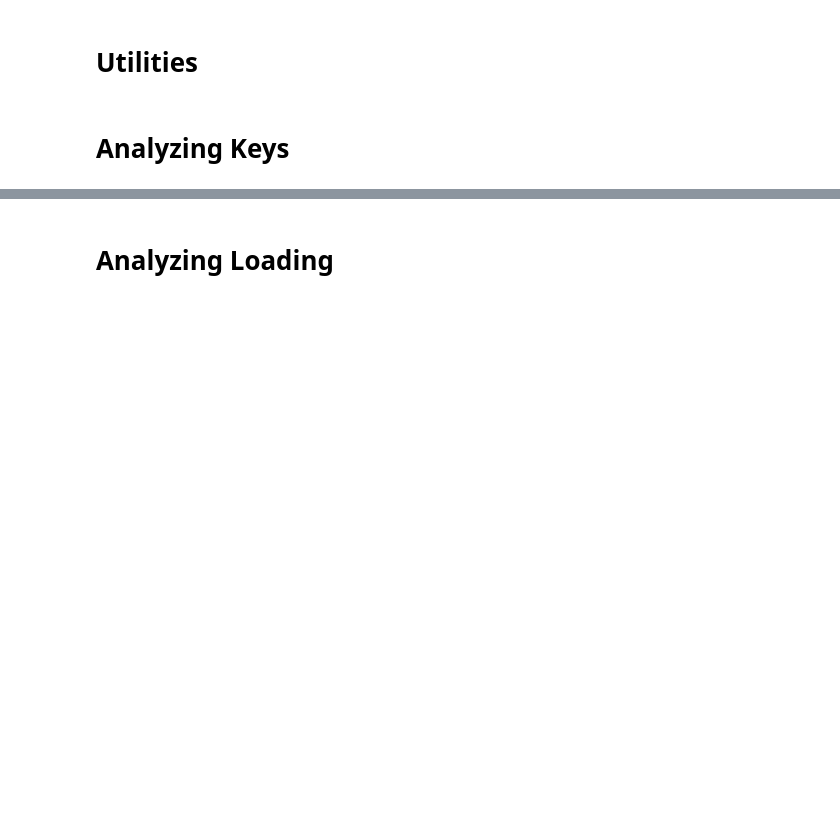
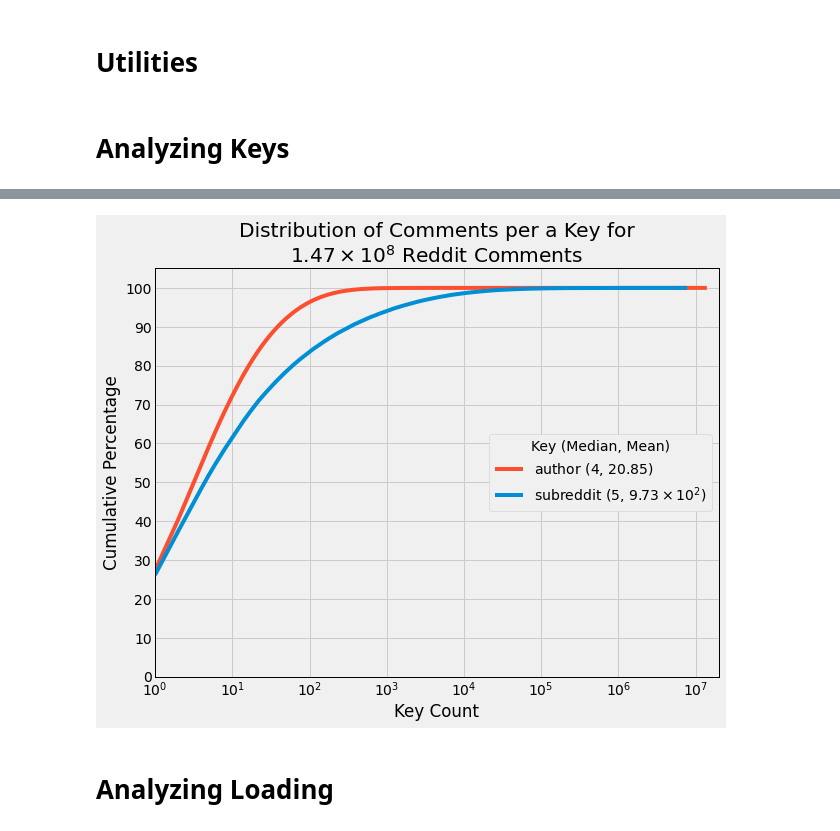
Before and after one commit to DBFromZero/dbf0analysis, a Jupyter notebook: xplr_multivalue_lsm.ipynb, the cells around one changed output, grey strips where cells are left out. Cells and saved outputs as stored; diff of their text form; code cells hidden in the pictures; blank space fills up the shorter version.

```diff
--- a/xplr_multivalue_lsm.ipynb
+++ b/xplr_multivalue_lsm.ipynb
@@ -189,2 +212,0 @@ key_count_counts.sample(5)
-# %%
-key_count_counts['cum_frac'] = key_count_counts['count'].cumsum() / key_count_counts['count'].sum()
@@ -262,3 +213,49 @@ with plt.rc_context({'axes.edgecolor':'k', 'axes.linewidth':1}):
+# %%
+def plot_key_cdf(key_counts, color, label, ax):
+    key_count_counts = (key_counts['count']
+                        .value_counts()
+                        .to_frame()
+                        .sort_index()
+                        .reset_index()
+                        .rename(columns={'index':'key_count'}))
+    key_count_counts['cum_frac'] = (key_count_counts['count'].cumsum() /
+                                    key_count_counts['count'].sum())
+    key_count_counts['cum_perc'] = key_count_counts['cum_frac'] * 100
+
+    def perc(p):
+        assert 0 <= p <= 100
+        return  key_count_counts['key_count'][key_count_counts['cum_frac'] >= (p/100.0)].iloc[0]
+
+
+    x = key_count_counts
+    mn = (x['key_count'] * x['count']).sum() / x['count'].sum()
+    x.plot('key_count', 'cum_perc', style='-', ax=ax, color=color,
+           label=f'{label} ({int(perc(50))}, {format_number(mn)})')
+    #for p in [50]:
+    #    pc = perc(p)
+    #    ax.plot([x['key_count'].min(), pc], [p, p], '--', color='k', lw=1, zorder=1)
+    #    ax.plot([pc, pc], [0, p], '--', color='k', lw=1, zorder=1)
+
+
+with plt.rc_context({'axes.edgecolor':'k', 'axes.linewidth':1}):
+    fig = plt.figure(figsize=(9,7))
+    ax = fig.add_subplot(111)
+
+    plot_key_cdf(author_count, colors[1], 'author', ax)
+    plot_key_cdf(subreddit_count, colors[0], 'subreddit', ax)
+
+    ax.set_xscale('log')
+    ax.set_xlim(1, 2e7)
+    ax.set_ylim(0, 105)
+    ax.set_yticks(np.arange(0, 101, 10))
+    ax.set_xlabel('Key Count')
+    ax.set_ylabel('Cumulative Percentage')
+    ax.set_title(f'Distribution of Comments per a Key for\n{format_number(entries)} Reddit Comments')
+    ax.legend(loc='center right', ncol=1, title='Key (Median, Mean)', framealpha=1)
+
+    savefig('reddit_comment_key_count_dist')
+# %% [output]
+[figure, added]
 # %% [markdown]
 # Analyzing Loading
 # %%
```
Also changed, not shown: parts of 15 cells of this notebook.
